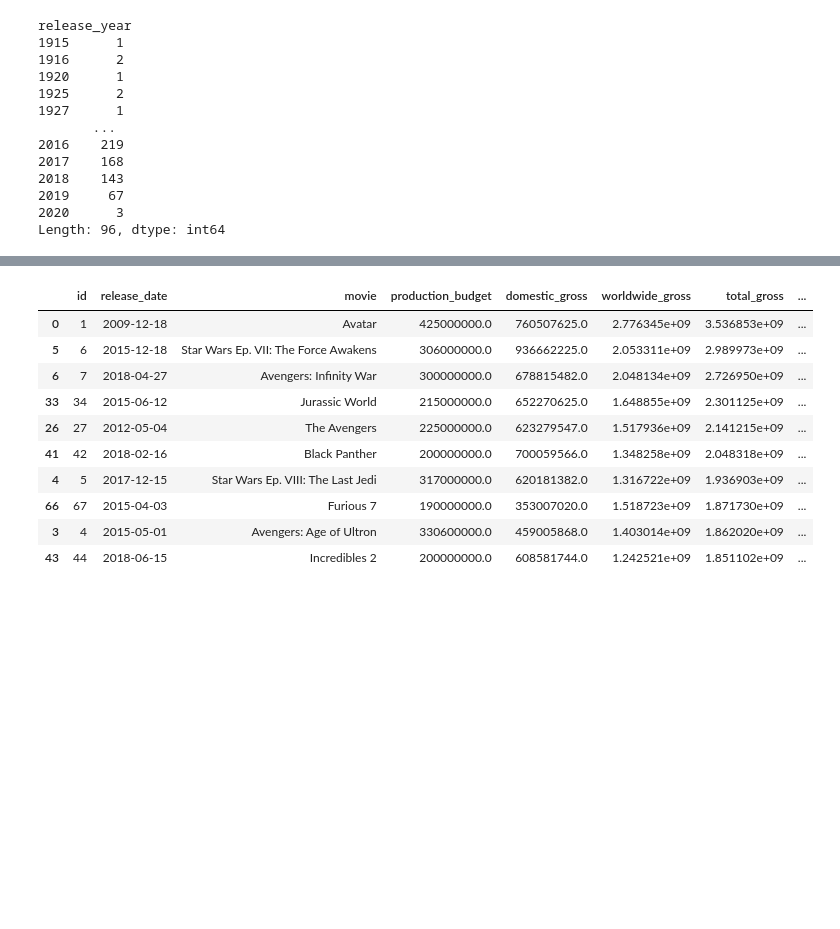
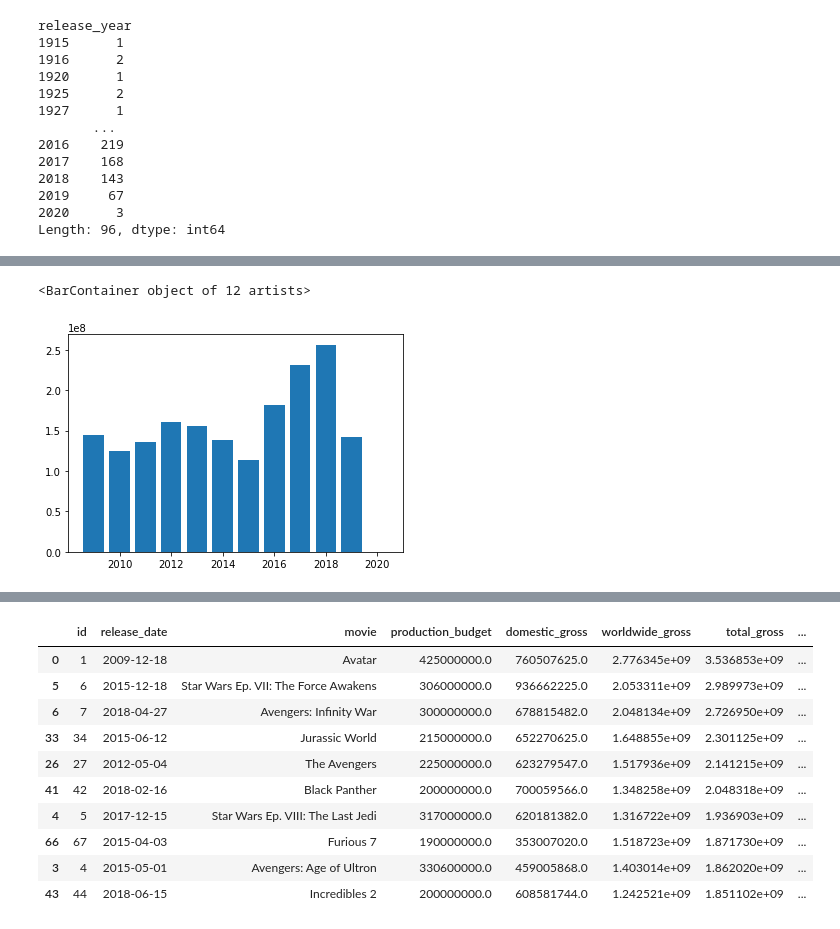
Before and after one commit to carlytsu/dsc-phase-1-project, a Jupyter notebook: Project 1 Lab Notebook.ipynb, the cells around one changed output, grey strips where cells are left out. Drawn from its saved outputs; the diff is of its cells as text; code cells hidden in the pictures; blank space fills up the shorter version.

```diff
--- a/Project 1 Lab Notebook.ipynb
+++ b/Project 1 Lab Notebook.ipynb
@@ -398,0 +562,8 @@ current_tn_budgets.sort_values(by=['roi'], ascending = False).head(15)
+# %%
+x = grouped['release_year'].mean().index
+y = grouped['total_gross'].mean()
+
+plt.bar(x=x, height=y)
+# %% [output]
+<BarContainer object of 12 artists>
+[figure, added]
```
Also changed, not shown: parts of 39 cells of this notebook.
